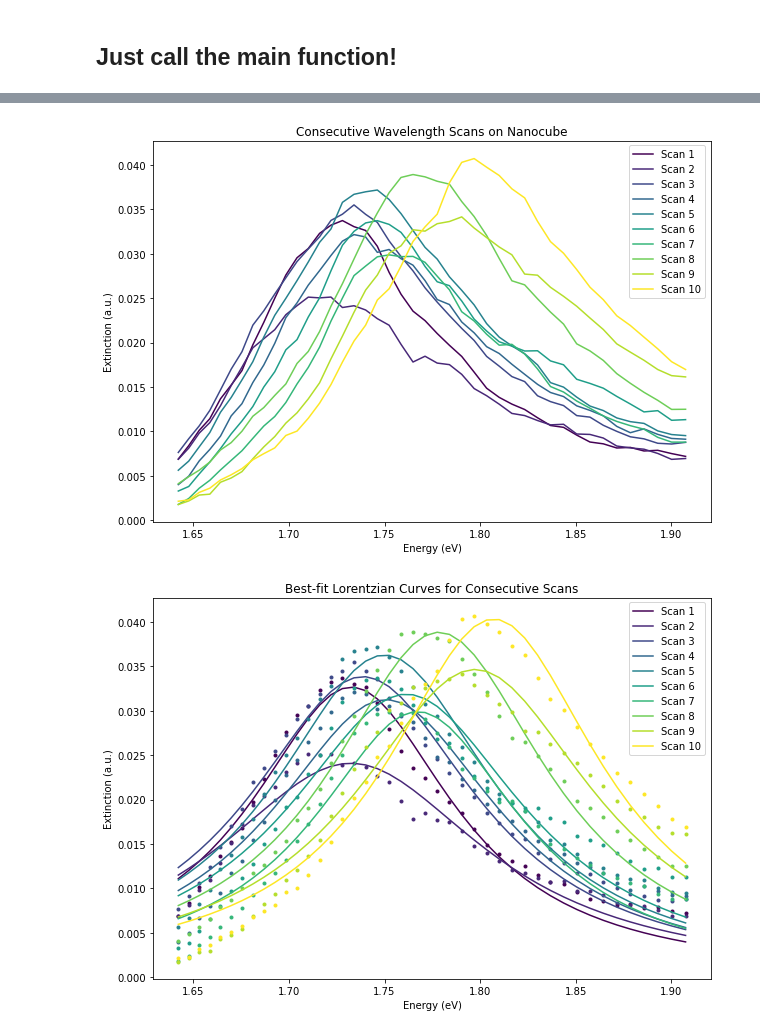
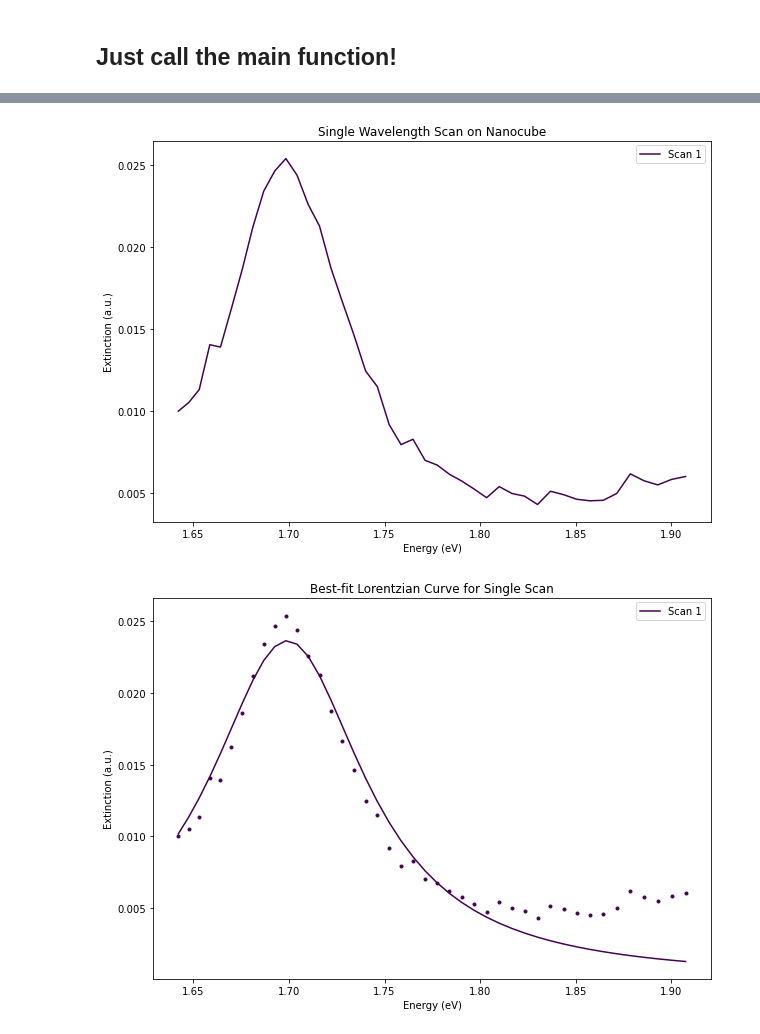
Before and after one commit to vshlrnjth/project_lorentzian, a Jupyter notebook: Scripts/Lorentzian_Final.ipynb, the cells around one changed output, grey strips where cells are left out. Saved outputs shown, nothing was run; the diff lists cells and outputs as text; code cells hidden in the pictures.

```diff
--- a/Scripts/Lorentzian_Final.ipynb
+++ b/Scripts/Lorentzian_Final.ipynb
@@ -219,0 +224,6 @@ def scan10_table(delta_fwhm, delta_E_res, f):
+# %%
+def scan1_table(fwhm, E_res, f):
+    table = [['FWHM (eV)', 'E_res (eV)'], [fwhm[0], E_res[0]]]
+    print(tabulate(table, headers='firstrow', tablefmt='fancy_grid', floatfmt=".4f"))
+    table_df=pd.DataFrame(table)
+    table_df.to_csv(f, index=False, header=False)
@@ -269,0 +318,22 @@ def Nanocube_Lorentzian(f1 = "10ConsScan_cube9.csv", f2 = "10ConsScan_cube9ref.c
+# %%
+def Single_Scan_Mode(f1 = "C5.csv", f2 = "C5_ref.csv"):
+
+    title_list = ['','','','','','']
+    export_list = ['','','','','','','']
+
+    title_list[0] = 'Single Wavelength Scan on Nanocube'
+    title_list[1] = 'Single Wavelength Scan on Nanocube'
+    title_list[2] = 'Best-fit Lorentzian Curve for Single Scan'
+    title_list[3] = 'Best-fit Lorentzian Curve for Single Scan'
+    title_list[4] = 'Normalized Best-fit Lorentzian Curve for Single Scan'
+    title_list[5] = 'Normalized Best-fit Lorentzian Curve for Single Scan'
+
+    export_list[0] = 'Single_wavelength_scan.png'
+    export_list[1] = 'Single_Sliced_energy_scan.png'
+    export_list[2] = 'Single_Best-fit_Lorentzian_with_dataset.png'
+    export_list[3] = 'Single_Best-fit_Lorentzian.png'
+    export_list[4] = 'Single_Best-fit_Lorentzian_with_dataset_normalized.png'
+    export_list[5] = 'Single_Best-fit_Lorentzian_normalized.png'
+    export_list[6] = 'Single_scan_parameters.csv'
+
+    Nanocube_Lorentzian(1, f1, f2, title_list, export_list)
@@ -270,5 +346,13 @@ def Nanocube_Lorentzian(f1 = "10ConsScan_cube9.csv", f2 = "10ConsScan_cube9ref.c
+# %%
+def main_func(mode):
+    if mode == 1:
+        Single_Scan_Mode()
+    elif mode == 2:
+        Consecutive_Scans_Mode()
+    else:
+        print("Invalid input")
 # %% [markdown]
 ## Just call the main function!
 # %%
-Nanocube_Lorentzian()
+main_func(1)
 # %% [output]
@@ -293,2 +365,2 @@ Nanocube_Lorentzian()
-[figure, old version]
+[figure, new version]
-[figure, old version]
+[figure, new version]
```
Also changed, not shown: parts of 10 cells of this notebook, 1 other file.
